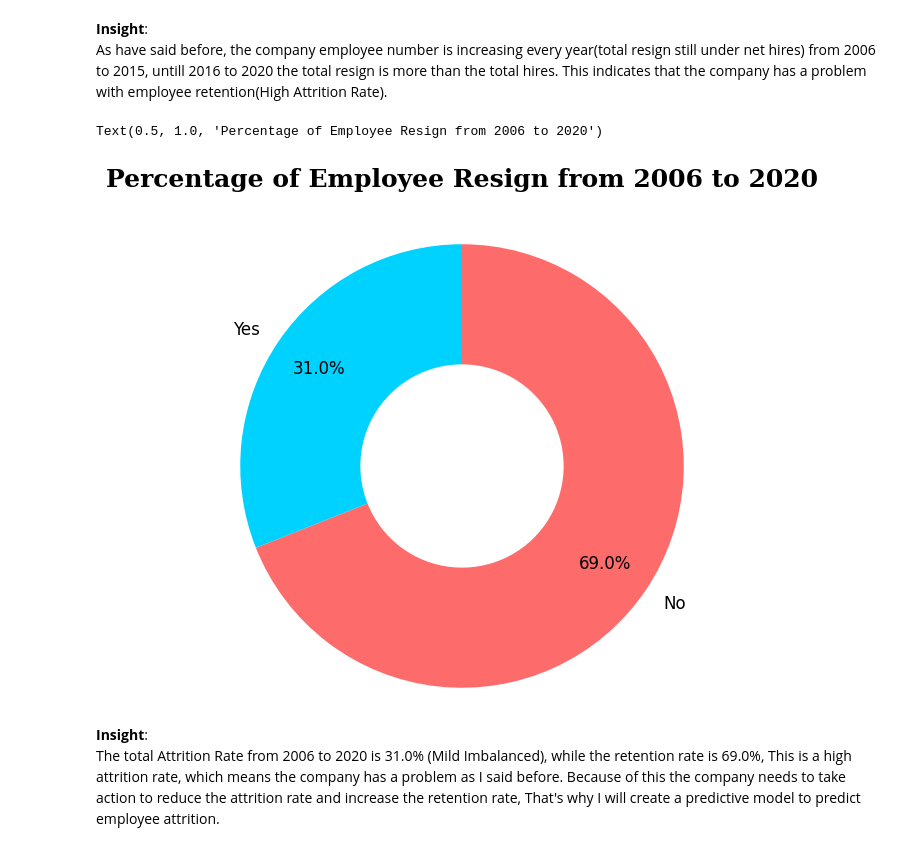
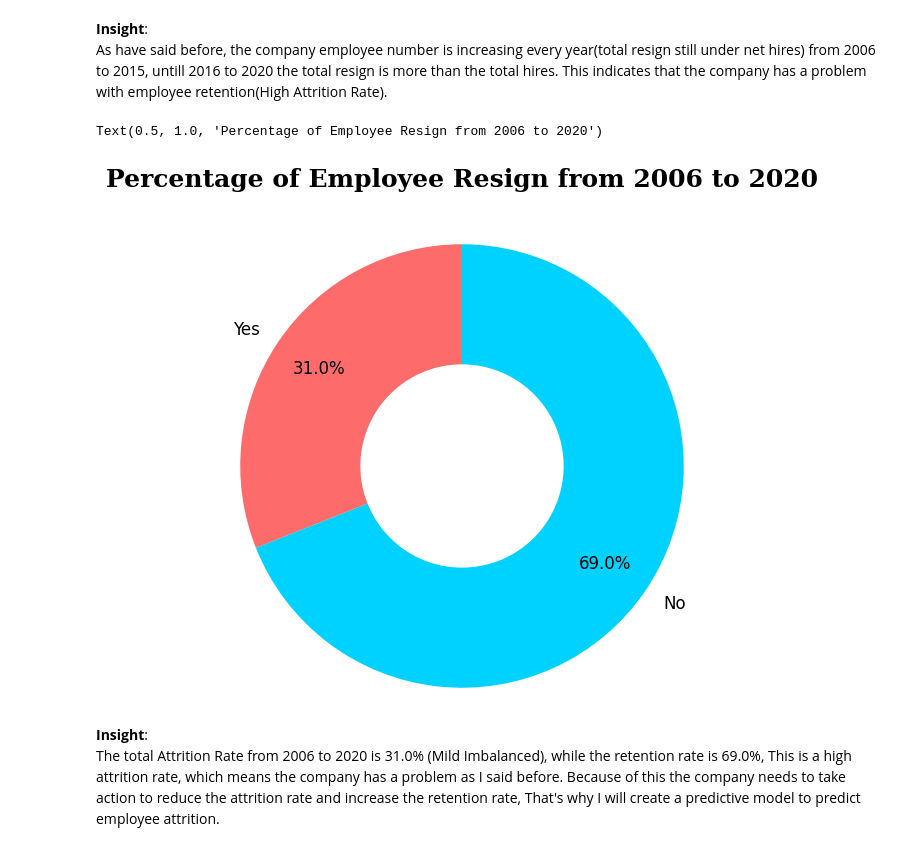
Before and after one commit to azaryasph/Improving-Employee-Retention-By-Predicting-Employee-Attrition-Using-Machine-Learning, a Jupyter notebook: notebook/predict_employee_attrition.ipynb, the cells around one changed output. Cells and saved outputs as stored; diff of their text form; code cells hidden in the pictures.

```diff
--- a/notebook/predict_employee_attrition.ipynb
+++ b/notebook/predict_employee_attrition.ipynb
@@ -552,32 +557,32 @@ As have said before, the company employee number is increasing every year(total
 # %%
 # Set the figure size
 plt.figure(figsize=(15, 6))
 
 # Get the value counts of total employee resign from 'Resign' column
 resign_count = data_eda1['Resign'].value_counts()
 
 # Get the index of the value counts
 resign_index = resign_count.index
 
 
 # Create a pie chart for the total employee resign to see the percentage of employee resign
 wedges, texts, autotexts = plt.pie(
     resign_count,
     labels=resign_index,
     autopct='%1.1f%%',
     startangle=90,
-    colors=['#FD6B6B', '#00D2FF'],
+    colors=['#00D2FF', '#FD6B6B'],
     textprops={'fontsize': 12},
     wedgeprops=dict(width=0.65),
     pctdistance=0.78,
     radius=1.2,
     counterclock=False
 )
 
 plt.title('Percentage of Employee Resign from 2006 to 2020', fontdict=fdbold, pad=35)
 # %% [output]
 Text(0.5, 1.0, 'Percentage of Employee Resign from 2006 to 2020')
-[figure, old version]
+[figure, new version]
 # %% [markdown]
 **Insight**:<br>
 The total Attrition Rate from 2006 to 2020 is 31.0% (Mild Imbalanced), while the retention rate is 69.0%,
```
Also changed, not shown: parts of 10 cells of this notebook.
